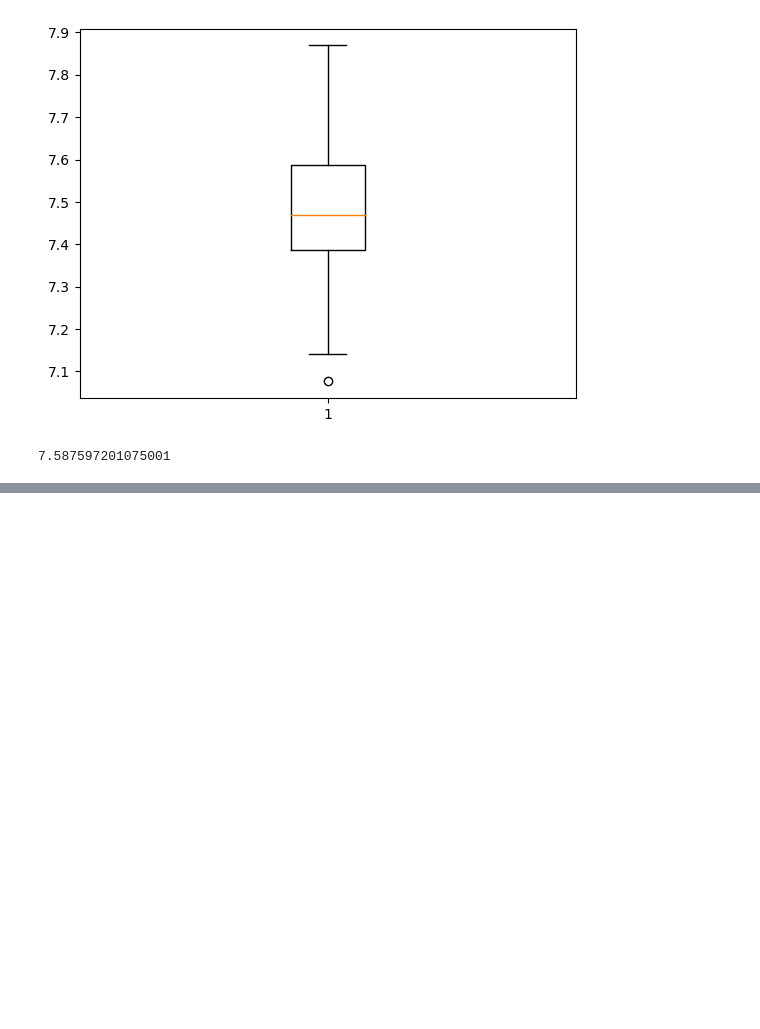
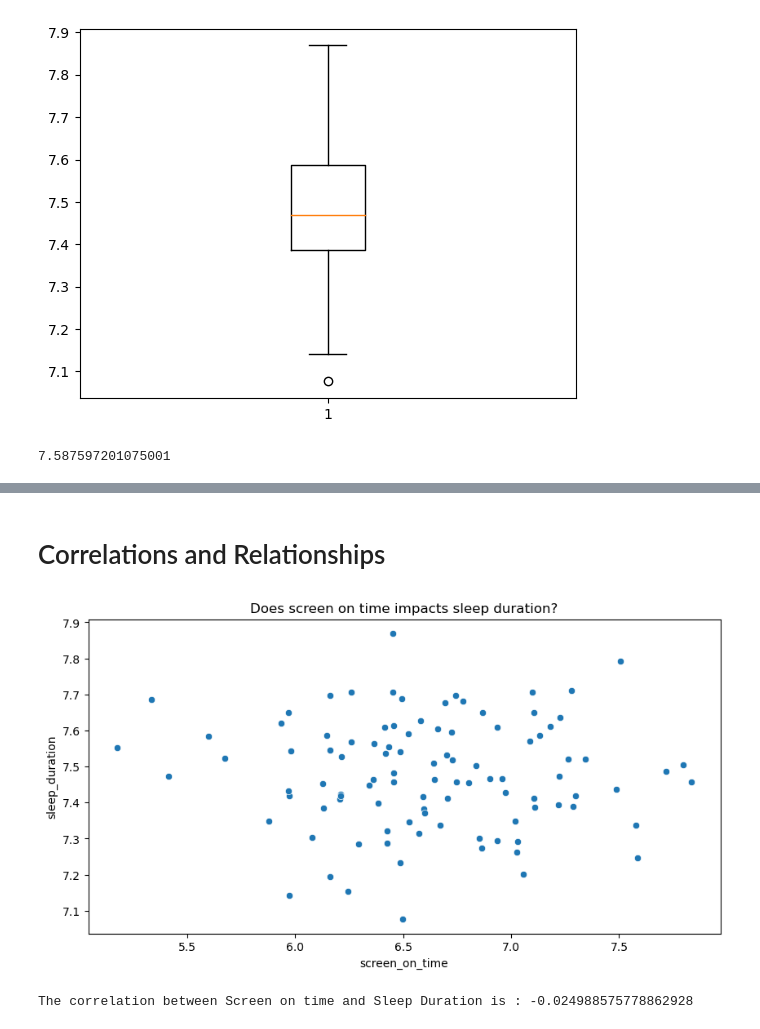
Before and after one commit to Harshan-Kurapati/StressDetection, a Jupyter notebook: Untitled.ipynb, the cells around one changed output, grey strips where cells are left out. Cells and saved outputs as stored; diff of their text form; code cells hidden in the pictures; blank space fills up the shorter version.

```diff
--- a/Untitled.ipynb
+++ b/Untitled.ipynb
@@ -98,0 +136,12 @@ averaged_df["sleep_duration"].quantile(0.75)
+# %% [markdown]
+#  Correlations and Relationships
+# %%
+plt.figure(figsize = (10,5))
+sns.scatterplot(x= "screen_on_time", y = "sleep_duration", data = averaged_df)
+plt.title("Does screen on time impacts sleep duration?")
+plt.show()
+
+print(f"The correlation between Screen on time and Sleep Duration is : {averaged_df['screen_on_time'].corr(averaged_df['sleep_duration'])}")
+# %% [output]
+[figure, added]
+The correlation between Screen on time and Sleep Duration is : -0.024988575778862928
```
Also changed, not shown: parts of 6 cells of this notebook.
